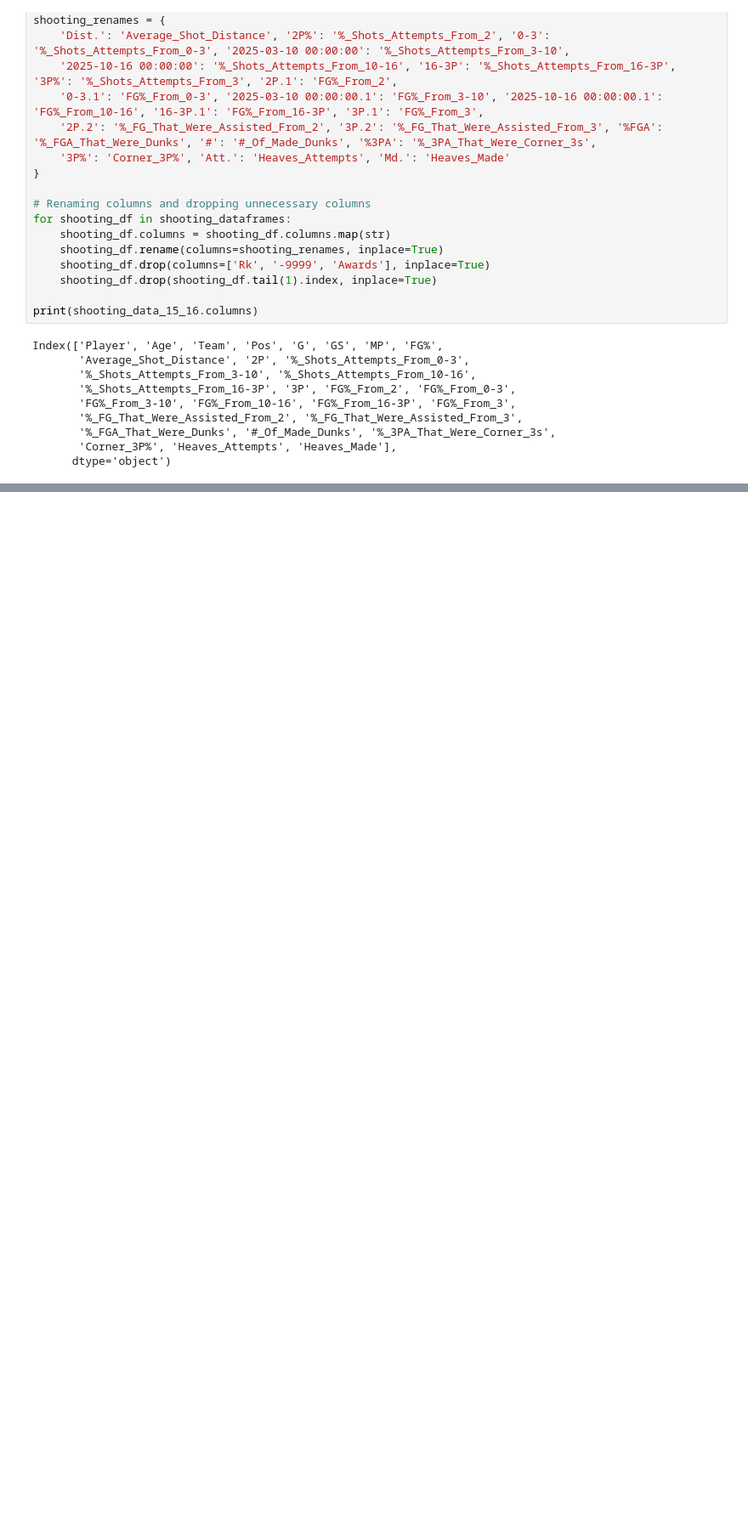
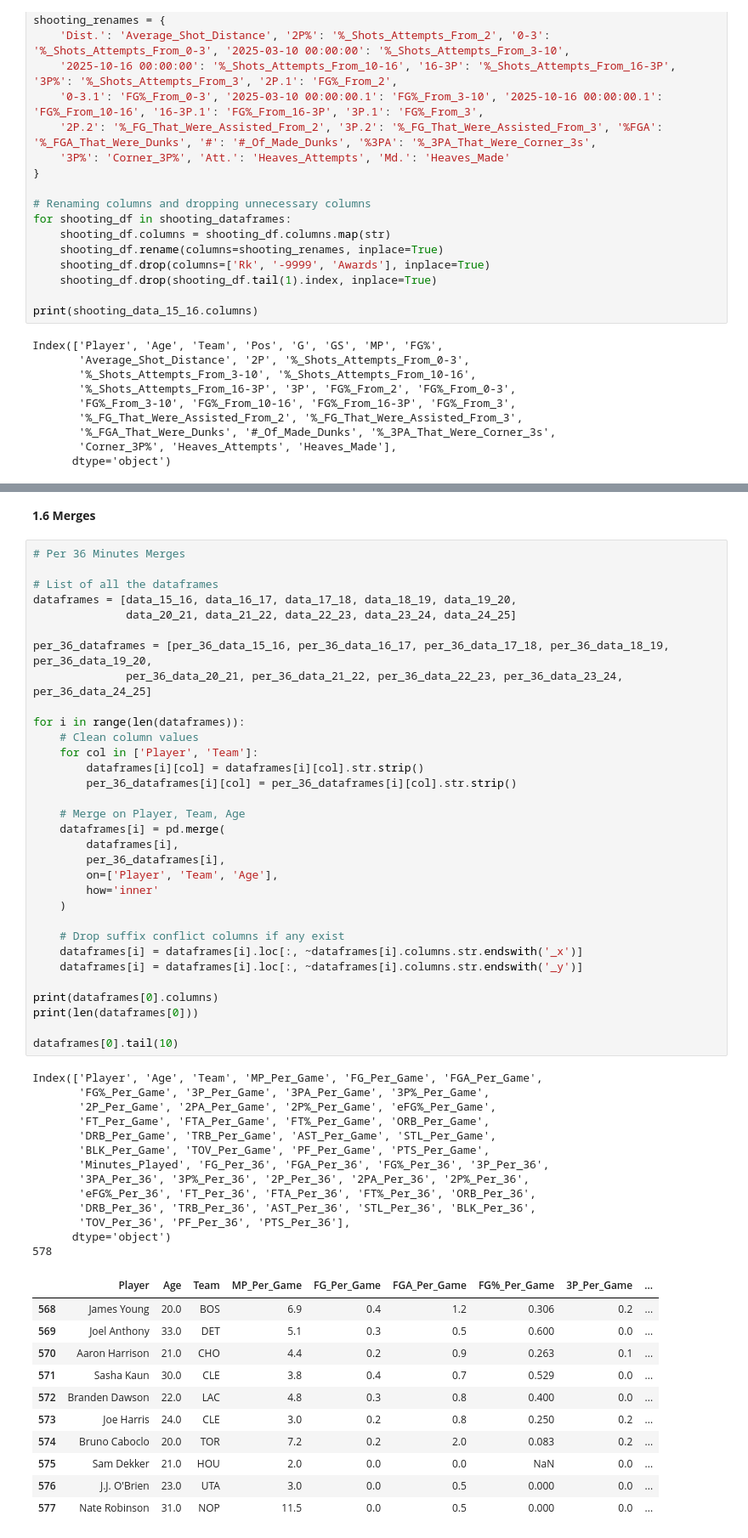
Before and after one commit to JZ-17/NESSIS, a Jupyter notebook: NESSIS.ipynb, the cells around one changed output, grey strips where cells are left out. Shown at 85% size. Saved outputs shown, nothing was run; the diff lists cells and outputs as text; blank space fills up the shorter version.

```diff
--- a/NESSIS.ipynb
+++ b/NESSIS.ipynb
@@ -268,0 +336,59 @@ Index(['Player', 'Age', 'Team', 'Pos', 'G', 'GS', 'MP', 'FG%',
+# %% [markdown]
+**1.6 Merges**
+# %%
+# Per 36 Minutes Merges
+
+# List of all the dataframes
+dataframes = [data_15_16, data_16_17, data_17_18, data_18_19, data_19_20,
+              data_20_21, data_21_22, data_22_23, data_23_24, data_24_25]
+
+per_36_dataframes = [per_36_data_15_16, per_36_data_16_17, per_36_data_17_18, per_36_data_18_19, per_36_data_19_20,
+              per_36_data_20_21, per_36_data_21_22, per_36_data_22_23, per_36_data_23_24, per_36_data_24_25]
+
+for i in range(len(dataframes)):
+    # Clean column values
+    for col in ['Player', 'Team']:
+        dataframes[i][col] = dataframes[i][col].str.strip()
+        per_36_dataframes[i][col] = per_36_dataframes[i][col].str.strip()
+
+    # Merge on Player, Team, Age
+    dataframes[i] = pd.merge(
+        dataframes[i],
+        per_36_dataframes[i],
+        on=['Player', 'Team', 'Age'],
+        how='inner'
+    )
+
+    # Drop suffix conflict columns if any exist
+    dataframes[i] = dataframes[i].loc[:, ~dataframes[i].columns.str.endswith('_x')]
+    dataframes[i] = dataframes[i].loc[:, ~dataframes[i].columns.str.endswith('_y')]
+
+print(dataframes[0].columns)
+print(len(dataframes[0]))
+
+dataframes[0].tail(10)
+# %% [output]
+Index(['Player', 'Age', 'Team', 'MP_Per_Game', 'FG_Per_Game', 'FGA_Per_Game',
+       'FG%_Per_Game', '3P_Per_Game', '3PA_Per_Game', '3P%_Per_Game',
+       '2P_Per_Game', '2PA_Per_Game', '2P%_Per_Game', 'eFG%_Per_Game',
+       'FT_Per_Game', 'FTA_Per_Game', 'FT%_Per_Game', 'ORB_Per_Game',
+       'DRB_Per_Game', 'TRB_Per_Game', 'AST_Per_Game', 'STL_Per_Game',
+       'BLK_Per_Game', 'TOV_Per_Game', 'PF_Per_Game', 'PTS_Per_Game',
+       'Minutes_Played', 'FG_Per_36', 'FGA_Per_36', 'FG%_Per_36', '3P_Per_36',
+       '3PA_Per_36', '3P%_Per_36', '2P_Per_36', '2PA_Per_36', '2P%_Per_36',
+       'eFG%_Per_36', 'FT_Per_36', 'FTA_Per_36', 'FT%_Per_36', 'ORB_Per_36',
+       'DRB_Per_36', 'TRB_Per_36', 'AST_Per_36', 'STL_Per_36', 'BLK_Per_36',
+       'TOV_Per_36', 'PF_Per_36', 'PTS_Per_36'],
+      dtype='object')
+578
+|  | Player | Age | Team | MP_Per_Game | FG_Per_Game | FGA_Per_Game | FG%_Per_Game | 3P_Per_Game | ... |
+| 568 | James Young | 20.0 | BOS | 6.9 | 0.4 | 1.2 | 0.306 | 0.2 | ... |
+| 569 | Joel Anthony | 33.0 | DET | 5.1 | 0.3 | 0.5 | 0.600 | 0.0 | ... |
+| 570 | Aaron Harrison | 21.0 | CHO | 4.4 | 0.2 | 0.9 | 0.263 | 0.1 | ... |
+| 571 | Sasha Kaun | 30.0 | CLE | 3.8 | 0.4 | 0.7 | 0.529 | 0.0 | ... |
+| 572 | Branden Dawson | 22.0 | LAC | 4.8 | 0.3 | 0.8 | 0.400 | 0.0 | ... |
+| 573 | Joe Harris | 24.0 | CLE | 3.0 | 0.2 | 0.8 | 0.250 | 0.2 | ... |
+| 574 | Bruno Caboclo | 20.0 | TOR | 7.2 | 0.2 | 2.0 | 0.083 | 0.2 | ... |
+| 575 | Sam Dekker | 21.0 | HOU | 2.0 | 0.0 | 0.0 | NaN | 0.0 | ... |
+| 576 | J.J. O'Brien | 23.0 | UTA | 3.0 | 0.0 | 0.5 | 0.000 | 0.0 | ... |
+| 577 | Nate Robinson | 31.0 | NOP | 11.5 | 0.0 | 0.5 | 0.000 | 0.0 | ... |
```
Also changed, not shown: parts of 18 cells of this notebook, 6 other files.
